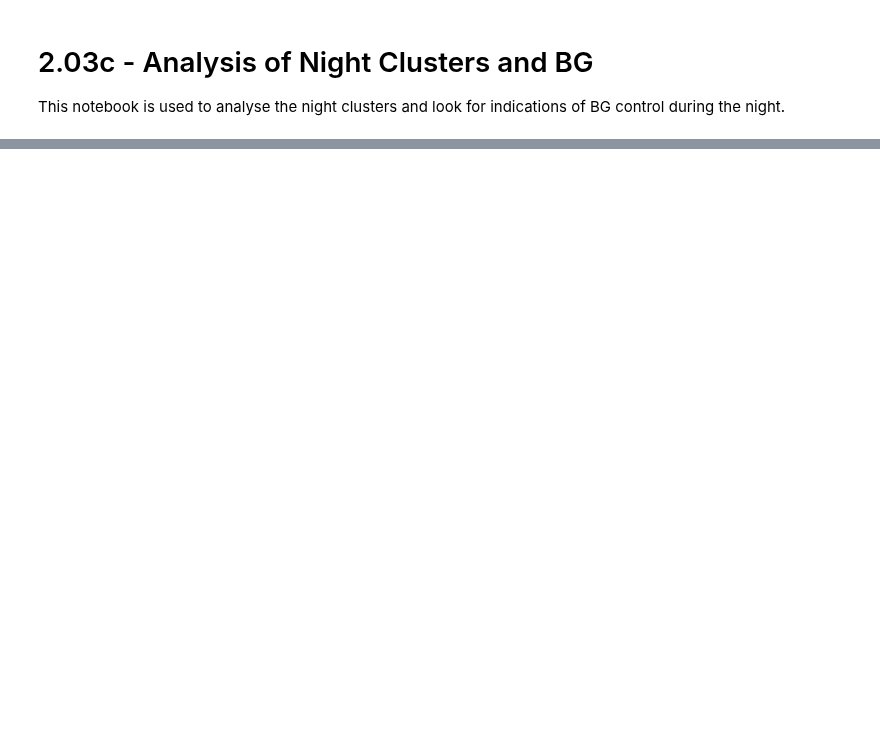
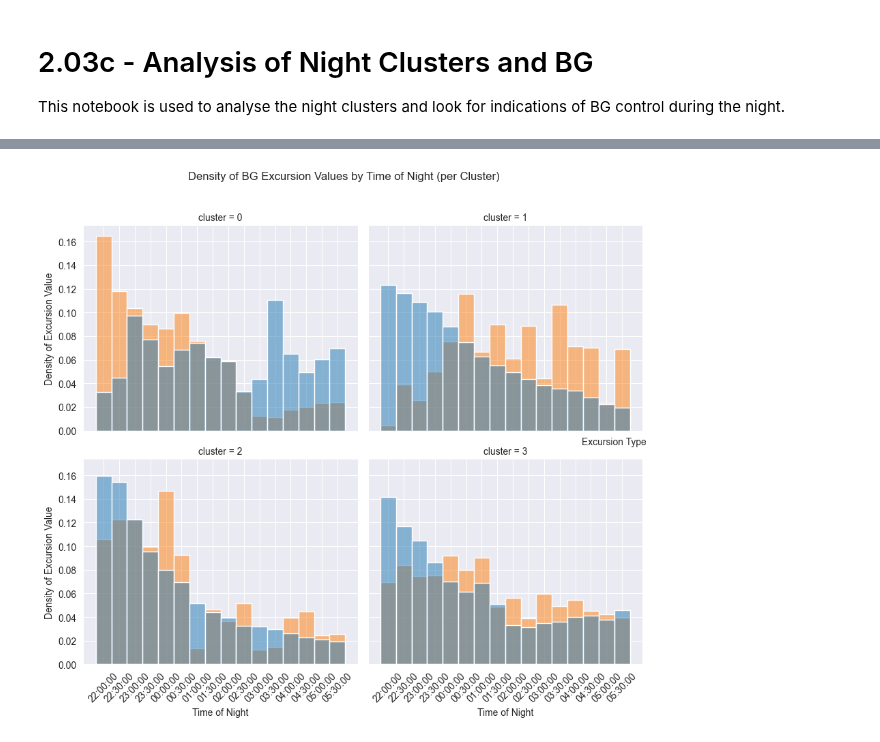
Before and after one commit to rdbrist/masters_project, a Jupyter notebook: notebooks/2.03c-rd-analysis-of-night-cluster-bg.ipynb, the cells around one changed output, grey strips where cells are left out. Saved outputs shown, nothing was run; the diff lists cells and outputs as text; code cells hidden in the pictures; blank space fills up the shorter version.

```diff
--- a/notebooks/2.03c-rd-analysis-of-night-cluster-bg.ipynb
+++ b/notebooks/2.03c-rd-analysis-of-night-cluster-bg.ipynb
@@ -127,0 +284,29 @@ Name: bg_excursion, dtype: int64
+# %%
+g = sns.FacetGrid(
+    df_hist_excursion,
+    col='cluster',
+    col_wrap=2,
+    height=4,
+    sharey=True
+)
+g.map_dataframe(
+    sns.histplot,
+    x='time_rank',
+    hue='excursion_type',
+    weights='excursion_value',
+    stat='density',
+    common_norm=False,
+    binwidth=30,
+    discrete=True
+)
+for ax in g.axes.flatten():
+    ax.set_xticks(df_hist_excursion['time_rank'].unique())
+    ax.set_xticklabels(xticks, rotation=45)
+    ax.set_xlabel('Time of Night')
+    ax.set_ylabel('Density of Excursion Value')
+g.add_legend(title='Excursion Type')
+g.fig.suptitle('Density of BG Excursion Values by Time of Night (per Cluster)', y=1.02)
+plt.tight_layout()
+plt.show()
+# %% [output]
+[figure, added]
```
Also changed, not shown: parts of 14 cells of this notebook, 4 other files.
